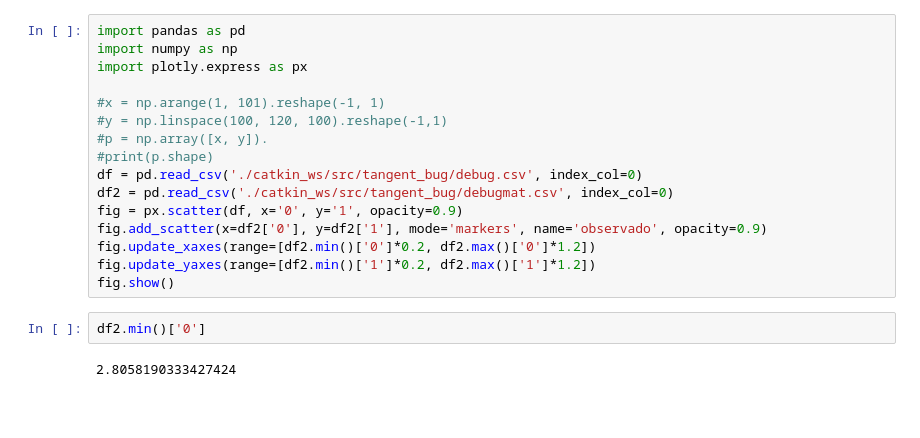
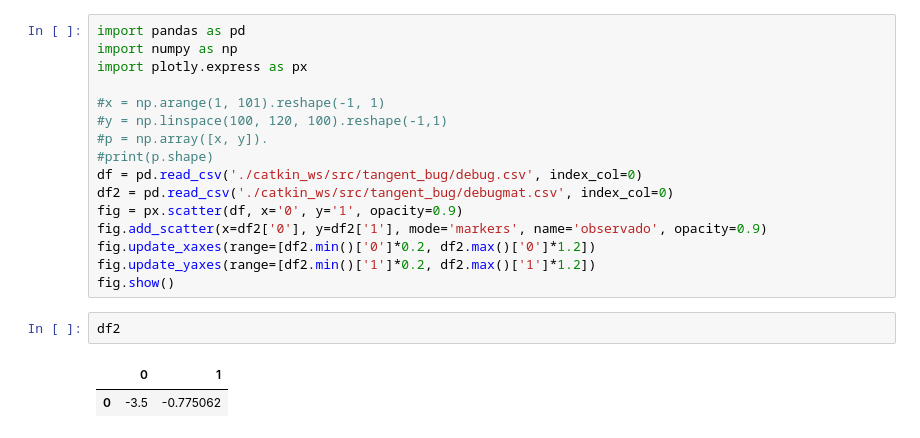
Before and after one commit to fbartelt/Planejamento-de-Movimento-de-Robos, a Jupyter notebook: test.ipynb, the cells around one changed output. Drawn from its saved outputs; the diff is of its cells as text; blank space fills up the shorter version.

```diff
--- a/test.ipynb
+++ b/test.ipynb
@@ -706,6 +706,7 @@ fig.update_xaxes(range=[df2.min()['0']*0.2, df2.max()['0']*1.2])
 fig.update_yaxes(range=[df2.min()['1']*0.2, df2.max()['1']*1.2])
 fig.show()
 # %%
-df2.min()['0']
+df2
 # %% [output]
-2.8058190333427424
+|  | 0 | 1 |
+| 0 | -3.5 | -0.775062 |
```
Also changed, not shown: parts of 10 cells of this notebook, 7 other files.
